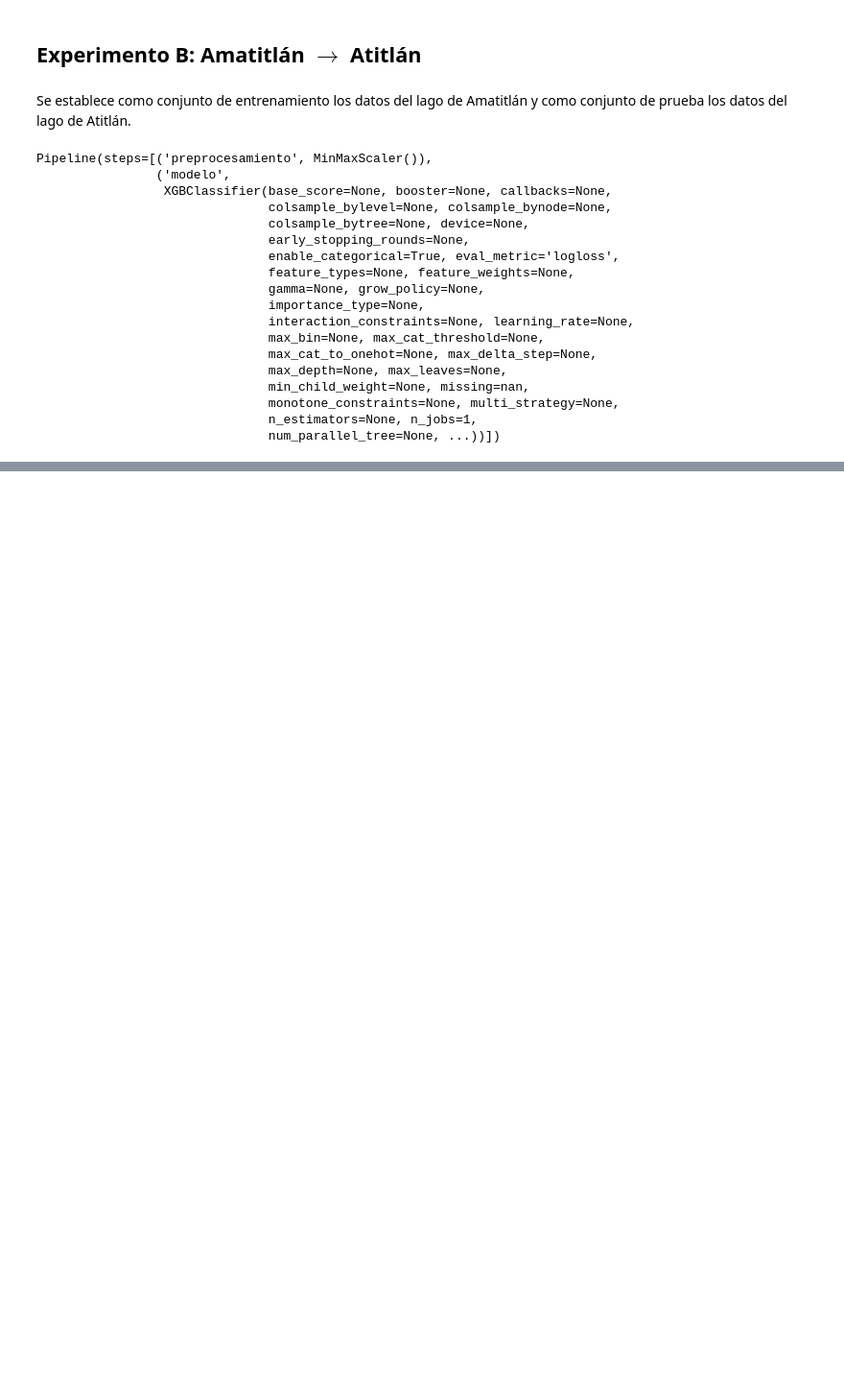
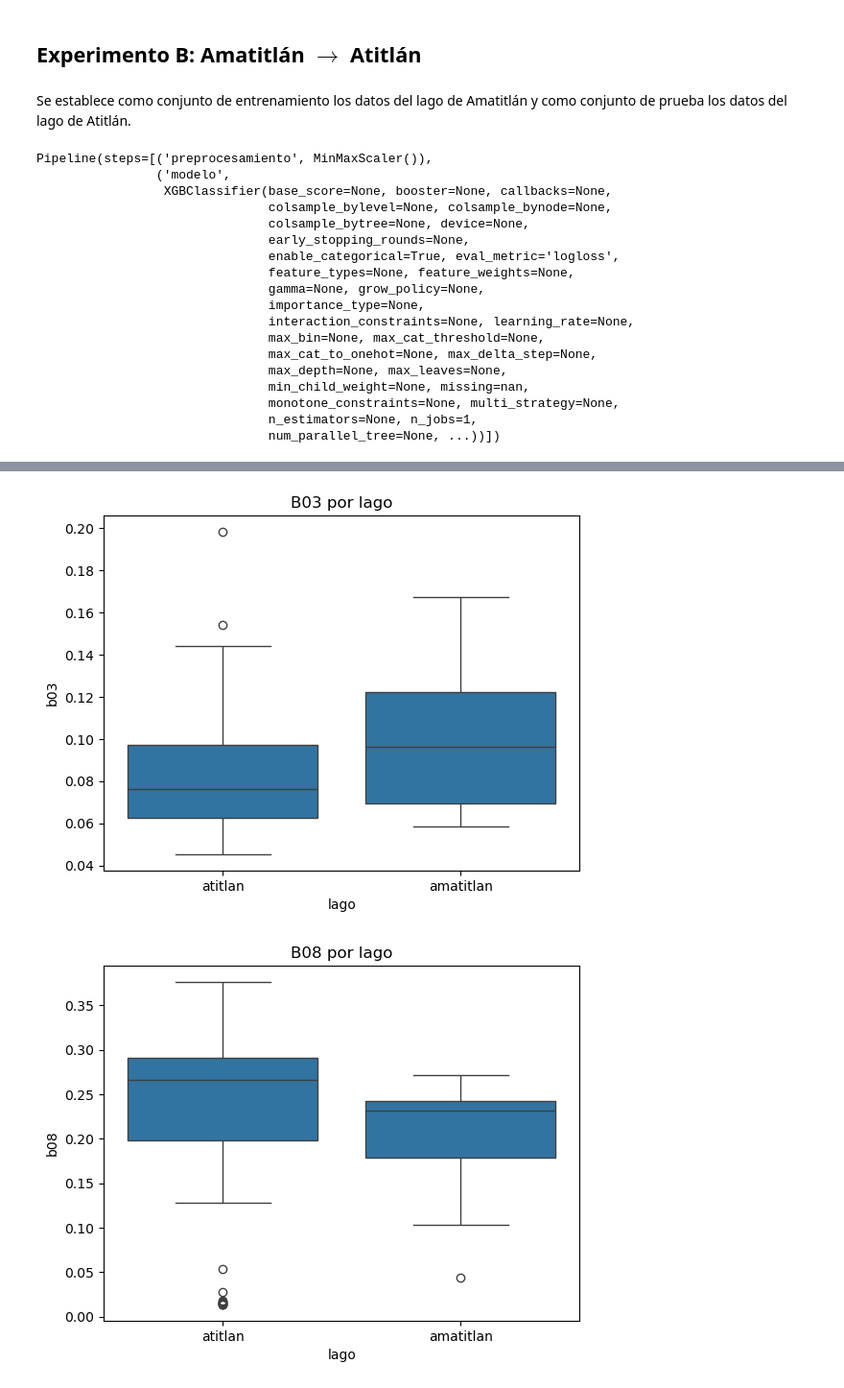
Before and after one commit to ricrod01/Laboratorio_4_2_DS, a Jupyter notebook: Inciso6-7.ipynb, the cells around one changed output, grey strips where cells are left out. Shown at 96% size. Cells and saved outputs as stored; diff of their text form; code cells hidden in the pictures; blank space fills up the shorter version.

```diff
--- a/Inciso6-7.ipynb
+++ b/Inciso6-7.ipynb
@@ -764,0 +951,17 @@ Pipeline(steps=[('preprocesamiento', MinMaxScaler()),
+# %%
+for variable in ["b03","b08","ndvi","ndwi"]:
+
+    sns.boxplot(
+        data=df,
+        x="lago",
+        y=variable
+    )
+
+    plt.title(
+        f"{variable.upper()} por lago"
+    )
+
+    plt.show()
+# %% [output]
+[figure, added]
+[figure, added]
```
Also changed, not shown: parts of 21 cells of this notebook.
